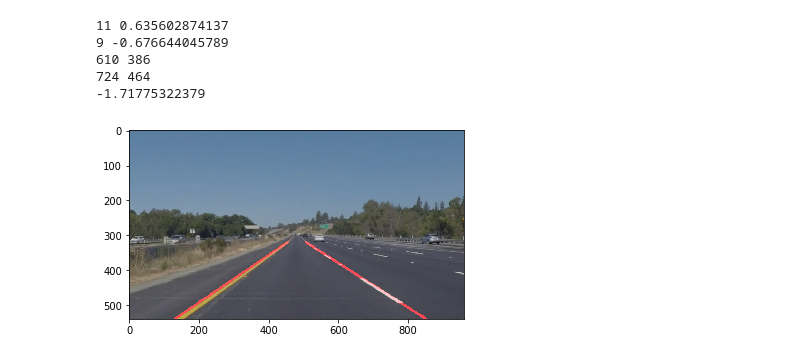
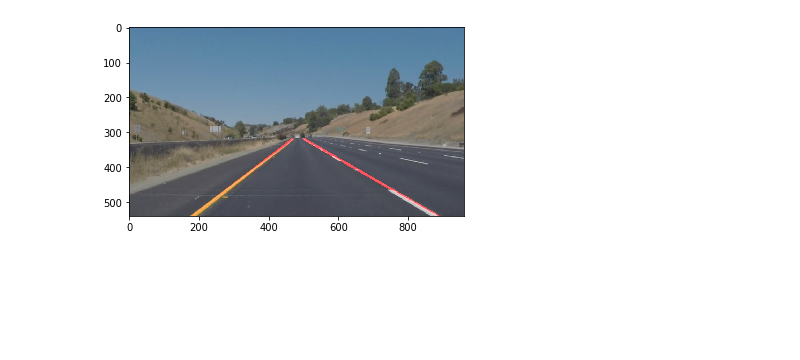
Before and after one commit to aakkii/CarND-LaneLines-P1, a Jupyter notebook: DetectLanelines.ipynb, the cells around one changed output. Cells and saved outputs as stored; diff of their text form; code cells hidden in the pictures; blank space fills up the shorter version.

```diff
--- a/DetectLanelines.ipynb
+++ b/DetectLanelines.ipynb
@@ -173,7 +173,7 @@ def weighted_img(img, initial_img, α=0.8, β=1., λ=0.):
     """
     return cv2.addWeighted(initial_img, α, img, β, λ)
 
-def process_img(img):
+def process_image(img):
 
     #img = mpimg.imread('./test_images/solidWhiteRight.jpg')
     #print('This image is: ',type(img), 'with dimensions:', img.shape)
@@ -199,46 +199,41 @@ def process_img(img):
     maskedImg = region_of_interest(cannyImg,vertices)
     #plt.imshow(maskedImg)
     #plt.show()
 
     # Define the Hough transform parameters
     # Make a blank the same size as our image to draw on
     rho = 15 # distance resolution in pixels of the Hough grid
     theta= np.pi/180 # angular resolution in radians of the Hough grid
     threshold = 125     # minimum number of votes (intersections in Hough grid cell)
     min_line_length = 10 #minimum number of pixels making up a line
     max_line_gap = 30    # maximum gap in pixels between connectable line segments
     line_image = np.copy(img)*0 # creating a blank to draw lines on
 
     lined_img = hough_lines(maskedImg, rho, theta, threshold,min_line_length, max_line_gap)
 
-    weightedImg = weighted_img(lined_img,img)
-    #plt.imshow(weightedImg)
-    #plt.show()
+    result = weighted_img(lined_img,img)
+    plt.imshow(result)
+    plt.show()
     #img_name = "Converted_" + name
     #cv2.imwrite(img_name, weightedImg)
-    return weightedImg
+    return result
 
 list = os.listdir("test_images/")
 #print (list[0])
 
-file_path = "./test_images/" + list[4]
-#processedImg = process_img(mpimg.imread(file_path))
+file_path = "./test_images/" + list[5]
+processedImg = process_image(mpimg.imread(file_path))
 
-white_output = 'White5.mp4'
+white_output = 'White.mp4'
 clip1 = VideoFileClip("solidWhiteRight.mp4")
-white_clip = clip1.fl_image(process_img) #NOTE: this function expects color images!!
+white_clip = clip1.fl_image(process_image) #NOTE: this function expects color images!!
 #white_clip.preview()
 %time white_clip.write_videofile(white_output, audio=False)
 
-yellow_output = 'Yellow5.mp4'
+yellow_output = 'Yellow.mp4'
 clip2 = VideoFileClip("solidYellowLeft.mp4")
-yellow_clip = clip2.fl_image(process_img) #NOTE: this function expects color images!!
+yellow_clip = clip2.fl_image(process_image) #NOTE: this function expects color images!!
 #white_clip.preview()
 %time yellow_clip.write_videofile(yellow_output, audio=False)
 # %% [output]
-11 0.635602874137
-9 -0.676644045789
-610 386
-724 464
--1.71775322379
-[figure, old version]
+[figure, new version]
```
